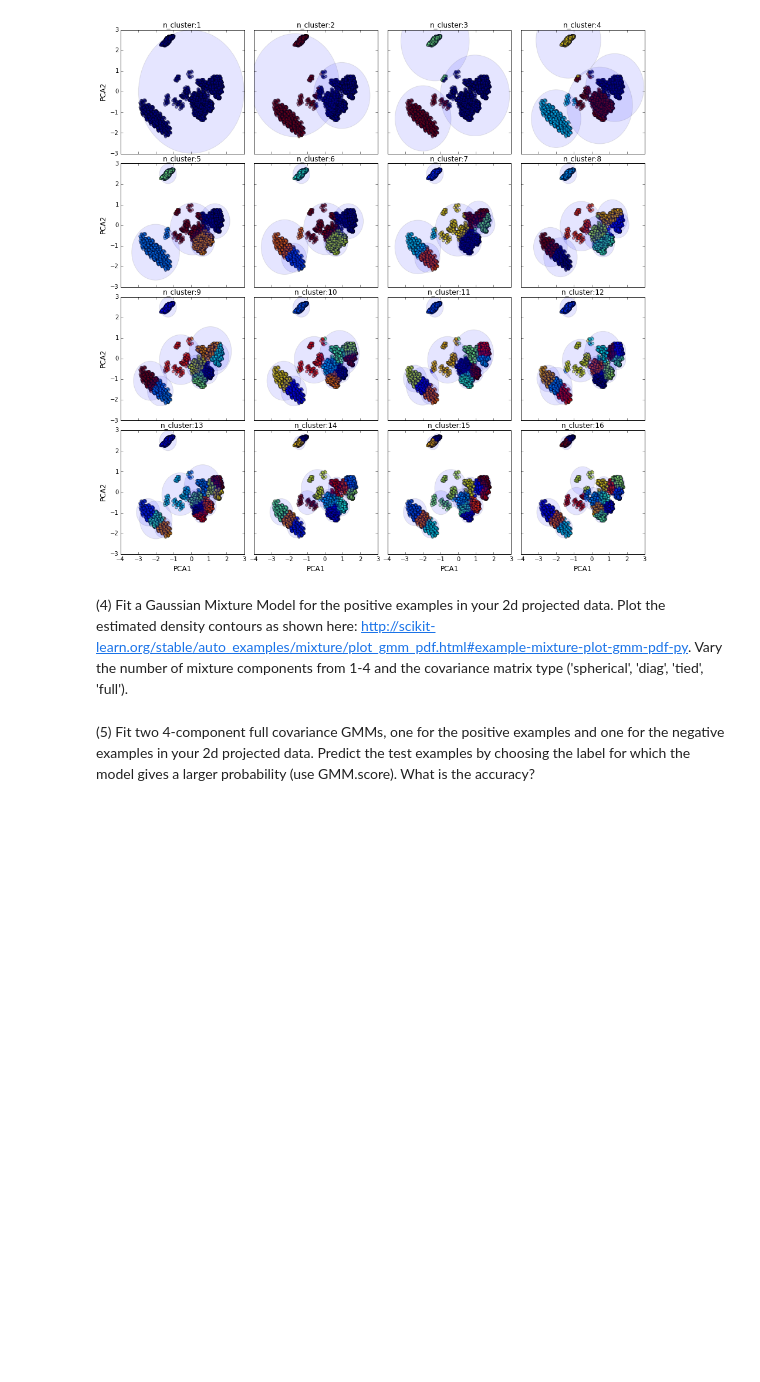
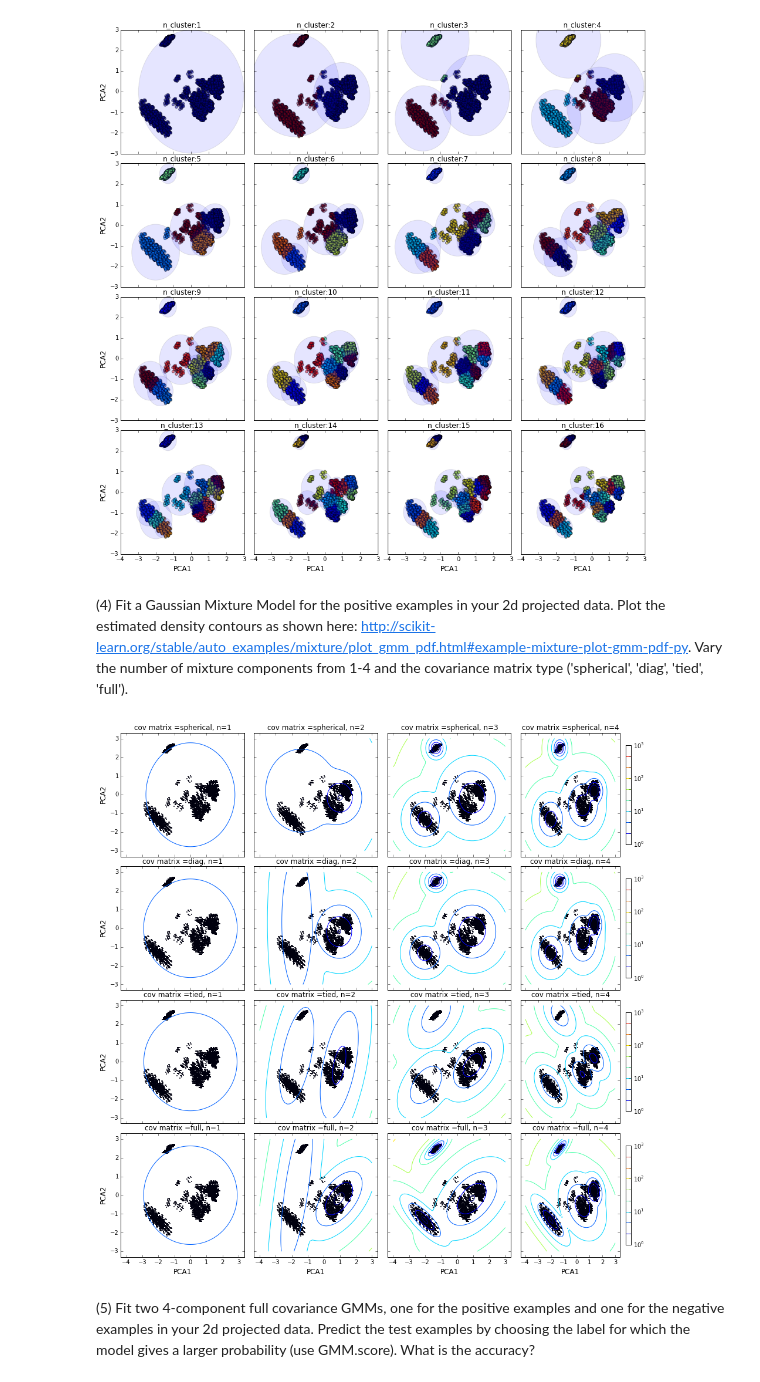
Before and after one commit to younghak-jang/Machine-Learning-P3, a Jupyter notebook: younghak_jang_p3.ipynb, the cells around one changed output. Saved outputs shown, nothing was run; the diff lists cells and outputs as text; code cells hidden in the pictures; blank space fills up the shorter version.

```diff
--- a/younghak_jang_p3.ipynb
+++ b/younghak_jang_p3.ipynb
@@ -175,2 +179,48 @@ P3()
+# %%
+def P4():
+### STUDENT START ###
+
+    cov_type = ['spherical', 'diag', 'tied', 'full']
+
+    fig = plt.figure(figsize=(16, 16))
+    fig.subplots_adjust(wspace=0.08,hspace=0.08)
+
+    for c in range(1,5) :
+        for n in range(1,5) :
+            clf = GMM(n_components=n, covariance_type=cov_type[c-1])
+            clf.fit(pca_train)
+
+            ax = fig.add_subplot(4, 4, (c-1)*4+n)
+
+            # display predicted scores by the model as a contour plot
+            x = np.linspace(-4.0, 3.0)
+            y = np.linspace(-3.0, 3.0)
+            X, Y = np.meshgrid(x, y)
+            XX = np.array([X.ravel(), Y.ravel()]).T
+            Z = -clf.score_samples(XX)[0]
+            Z = Z.reshape(X.shape)
+
+            CS = plt.contour(X, Y, Z, norm=LogNorm(vmin=1.0, vmax=1000.0), levels=np.logspace(0, 3, 10))
+
+            plt.scatter(pca_train[:, 0], pca_train[:, 1], .8)
+
+            title = "cov matrix ="+cov_type[c-1]+", n="+str(n)
+            plt.axis('tight')
+            plt.title(title, fontsize=12)
+
+            # labels
+            if n != 1: plt.setp( ax.get_yticklabels(), visible=False)
+            else : plt.ylabel("PCA2", fontsize=12)
+            if n == 4: CB = plt.colorbar(CS, shrink=0.8, extend='both')
+            if c != 4 : plt.setp( ax.get_xticklabels(), visible=False)
+            else: plt.xlabel("PCA1", fontsize=12)
+
+    plt.show()
+
+### STUDENT END ###
+
+P4()
+# %% [output]
+[figure, added]
 # %% [markdown]
 (5) Fit two 4-component full covariance GMMs, one for the positive examples and one for the negative examples in your 2d projected data. Predict the test examples by choosing the label for which the model gives a larger probability (use GMM.score). What is the accuracy?
```
Also changed, not shown: parts of 8 cells of this notebook.
